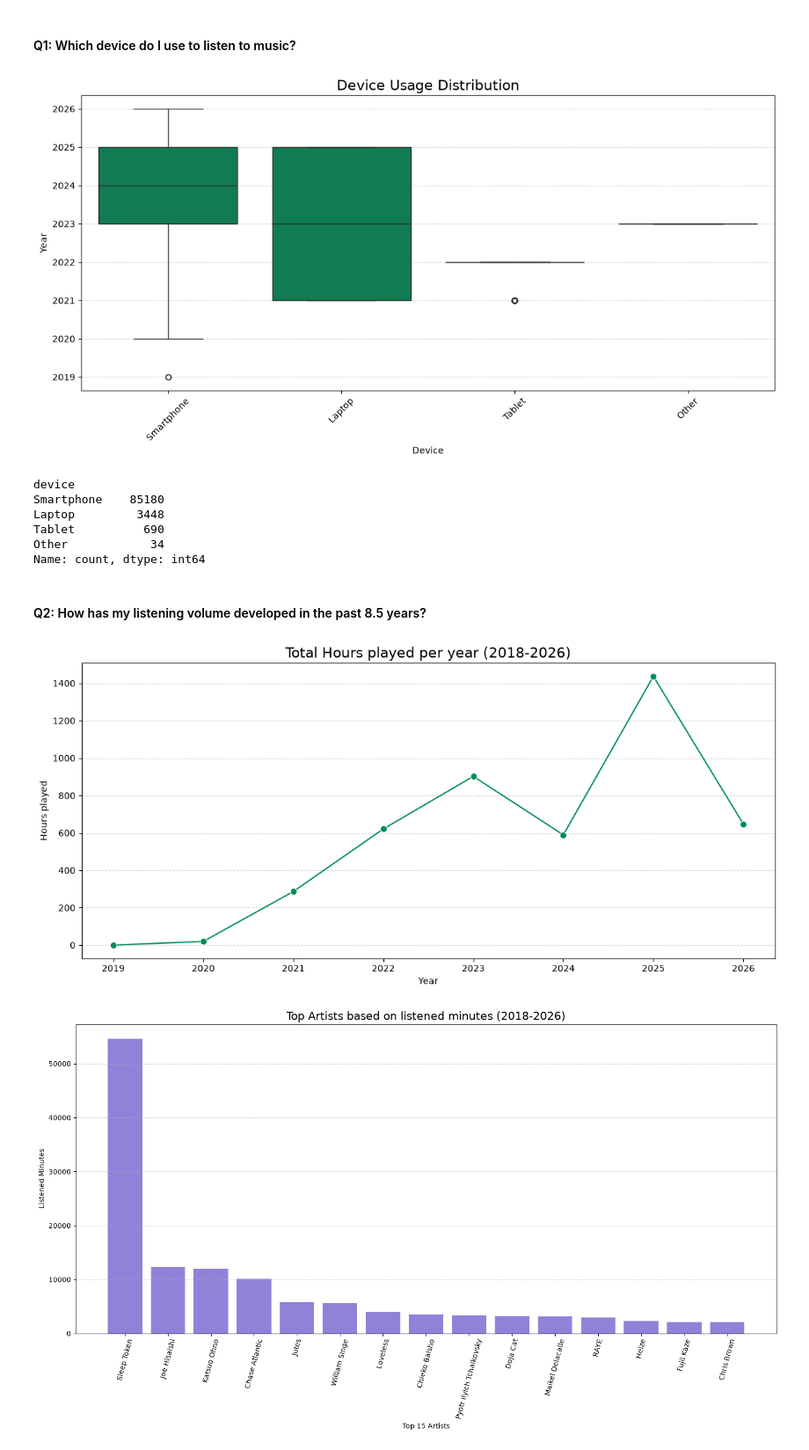
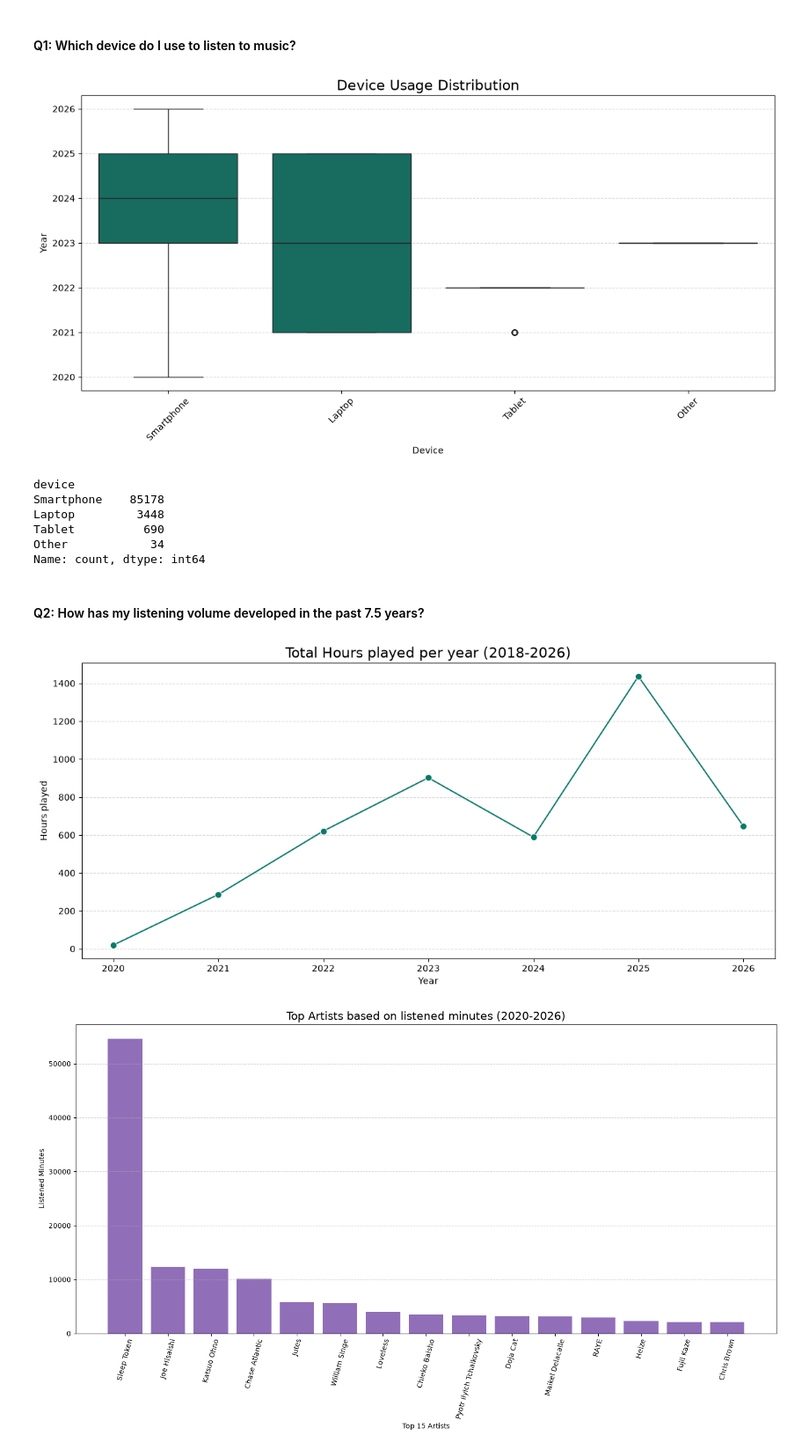
Before and after one commit to alyssa-leuschner/spotify-data-analysis, a Jupyter notebook: spotify_data_analysis.ipynb, the cells around one changed output. Shown at 88% size. Drawn from its saved outputs; the diff is of its cells as text; code cells hidden in the pictures.

Commit message:
Update analysis timeframe and artist data
- updated timeframe of analysis (March 2020 - July 2026)
- add first time listened to selected artists

```diff
--- a/spotify_data_analysis.ipynb
+++ b/spotify_data_analysis.ipynb
@@ -37,9 +35,7 @@ df_2026_2 = pd.read_json("data/Streaming_History_Audio_2026_2_0207_2507.json")
 # Merging individual yearly files into one data set
 
 complete_data = pd.concat(
-    [df_2018,
-    df_2019,
-    df_2020,
+    [df_2020,
     df_2021,
     df_2022_1, df_2022_2,
     df_2023_1, df_2023_2, df_2023_3,
@@ -75,6 +71,14 @@ cleaned_data = complete_data.drop(columns= [
     "offline_timestamp",
     "incognito_mode"
 ])
+# %%
+# Rename certain columns
+
+cleaned_data = cleaned_data.rename(columns={
+    "master_metadata_track_name": "track",
+    "master_metadata_album_artist_name": "artist",
+    "master_metadata_album_album_name": "album"
+})
 # %%
 cleaned_data["ts"] = pd.to_datetime(cleaned_data["ts"])
 # %%
@@ -99,9 +103,9 @@ dtype: int64
 
 cleaned_data = cleaned_data.dropna(
     subset= [
-        "master_metadata_track_name",
-        "master_metadata_album_artist_name",
-        "master_metadata_album_album_name"],
+        "track",
+        "artist",
+        "album"],
     axis= 0).copy()
 # %%
 # Creating a new column, to filter streams shorter than 30 seconds
@@ -135,46 +139,46 @@ np.int64(0)
 def device(name):
 
     if "iPhone" in name or "ios" in name:
         return "Smartphone"
     elif "iPad" in name:
         return "Tablet"
     elif "web_player" in name or "osx" in name:
         return "Laptop"
     else:
         return "Other"
 
 
 # Creating a new column for devices
 
 cleaned_data["device"] = cleaned_data["platform"].apply(device)
 
 
 # Creating a boxplot
 
 plt.figure(figsize=(14, 6))
-sns.boxplot(data= cleaned_data, x= "device", y= "year", color= "#008c54")
+sns.boxplot(data= cleaned_data, x= "device", y= "year", color= "#097969")
 
 plt.title("Device Usage Distribution", fontsize= "16")
 plt.xlabel("Device")
 plt.xticks(rotation=45)
 plt.ylabel("Year")
 
 plt.grid(axis= "y", linestyle= "--", alpha= 0.5)
 
 plt.show()
 # %% [output]
-[figure, old version]
+[figure, new version]
 # %%
 cleaned_data["device"].value_counts()
 # %% [output]
 device
-Smartphone    85180
+Smartphone    85178
 Laptop         3448
 Tablet          690
 Other            34
 Name: count, dtype: int64
 # %% [markdown]
-#### Q2: How has my listening volume developed in the past 8.5 years?
+#### Q2: How has my listening volume developed in the past 7.5 years?
 # %%
 #
 yearly_hours = cleaned_data.groupby("year", as_index= False)["minutes_played"].sum()
@@ -184,7 +188,7 @@ yearly_hours["hours_played"] = yearly_hours["minutes_played"]/ 60
 # Creating a linechart
 
 plt.figure(figsize=(14,6))
-sns.lineplot(data= yearly_hours, x= "year", y= "hours_played", color= "#008c54", marker= "o", markersize= "7.5", linewidth= "1.5")
+sns.lineplot(data= yearly_hours, x= "year", y= "hours_played", color= "#097969", marker= "o", markersize= "7.5", linewidth= "1.5")
 
 plt.title("Total Hours played per year (2018-2026)", fontsize= "16")
 plt.xlabel("Year")
@@ -194,6 +198,6 @@ plt.grid(axis= "y", linestyle= "--", alpha= 0.5)
 
 plt.show()
 # %% [output]
-[figure, old version]
+[figure, new version]
 # %%
 #
```
Also changed, not shown: parts of 6 cells of this notebook.
